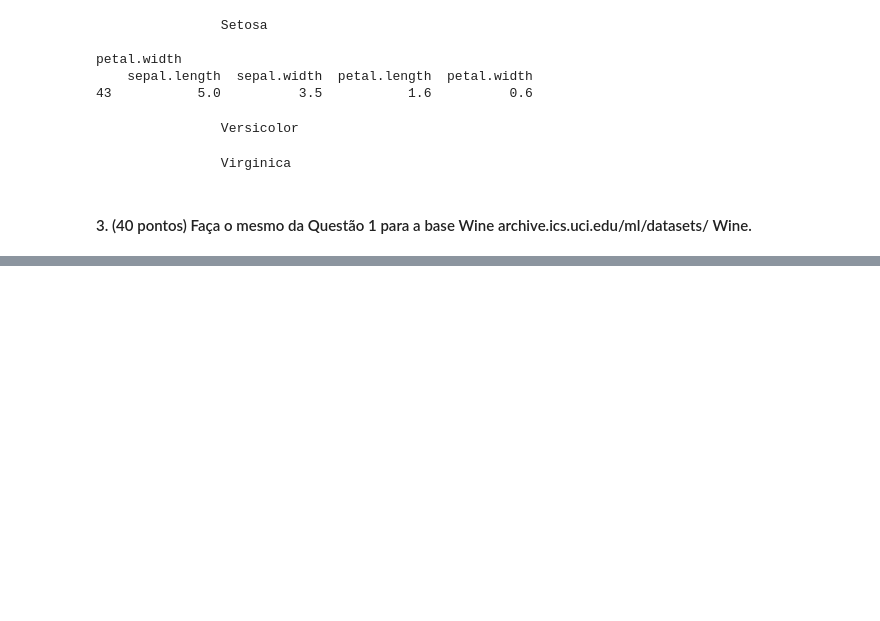
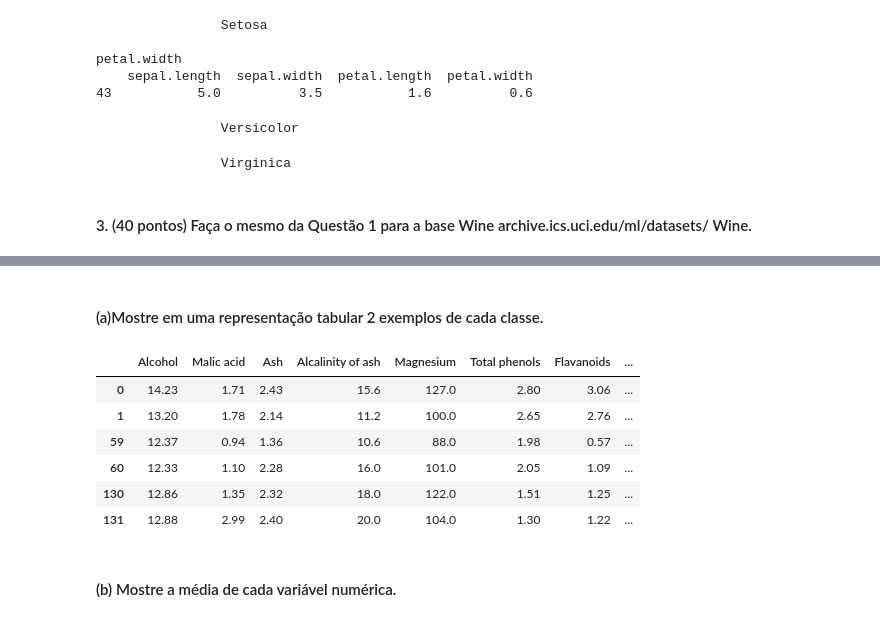
Before and after one commit to yuriresendematias/Aprendizagem-de-Maquina, a Jupyter notebook: Semana 4/Atividade4.ipynb, the cells around one changed output, grey strips where cells are left out. Saved outputs shown, nothing was run; the diff lists cells and outputs as text; code cells hidden in the pictures; blank space fills up the shorter version.

```diff
--- a/Semana 4/Atividade4.ipynb
+++ b/Semana 4/Atividade4.ipynb
@@ -1089,0 +1102,17 @@ for i in data_vir:
+# %% [markdown]
+#### (a)Mostre em uma representação tabular 2 exemplos de cada classe.
+# %%
+data["class"] = target
+
+result = pd.concat([data.iloc[:2], data.iloc[59:61], data.iloc[130:132]])
+result
+# %% [output]
+|  | Alcohol | Malic acid | Ash | Alcalinity of ash | Magnesium | Total phenols | Flavanoids | ... |
+| 0 | 14.23 | 1.71 | 2.43 | 15.6 | 127.0 | 2.80 | 3.06 | ... |
+| 1 | 13.20 | 1.78 | 2.14 | 11.2 | 100.0 | 2.65 | 2.76 | ... |
+| 59 | 12.37 | 0.94 | 1.36 | 10.6 | 88.0 | 1.98 | 0.57 | ... |
+| 60 | 12.33 | 1.10 | 2.28 | 16.0 | 101.0 | 2.05 | 1.09 | ... |
+| 130 | 12.86 | 1.35 | 2.32 | 18.0 | 122.0 | 1.51 | 1.25 | ... |
+| 131 | 12.88 | 2.99 | 2.40 | 20.0 | 104.0 | 1.30 | 1.22 | ... |
+# %% [markdown]
+#### (b) Mostre a média de cada variável numérica.
```
Also changed, not shown: parts of 35 cells of this notebook, 2 other files.
